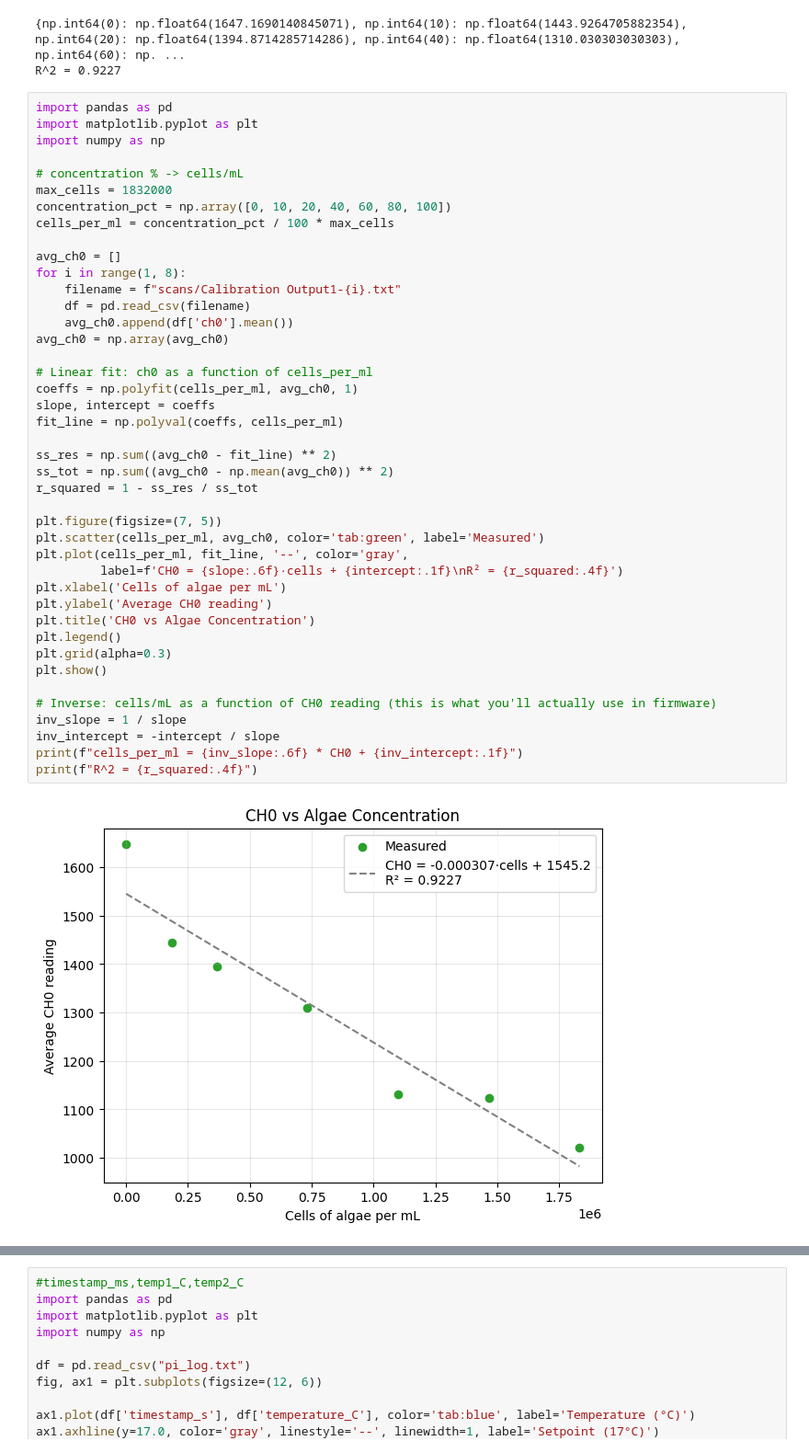
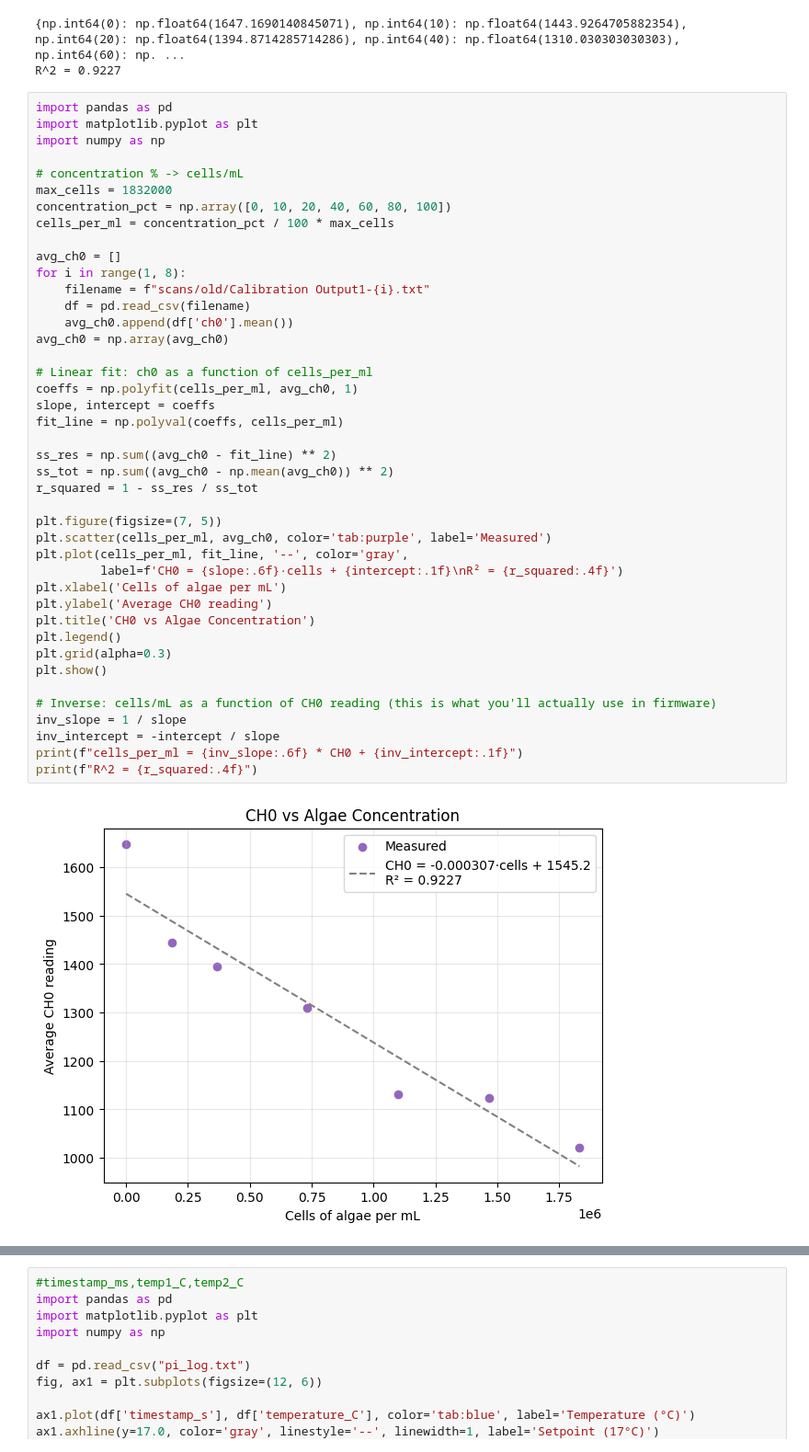
Before and after one commit to NitanshT/db4, a Jupyter notebook: graphing.ipynb, the cells around one changed output, grey strips where cells are left out. Shown at 92% size. Saved outputs shown, nothing was run; the diff lists cells and outputs as text.

```diff
--- a/graphing.ipynb
+++ b/graphing.ipynb
@@ -228,38 +228,38 @@ cells_per_ml = concentration_pct / 100 * max_cells
 
 avg_ch0 = []
 for i in range(1, 8):
-    filename = f"scans/Calibration Output1-{i}.txt"
+    filename = f"scans/old/Calibration Output1-{i}.txt"
     df = pd.read_csv(filename)
     avg_ch0.append(df['ch0'].mean())
 avg_ch0 = np.array(avg_ch0)
 
 # Linear fit: ch0 as a function of cells_per_ml
 coeffs = np.polyfit(cells_per_ml, avg_ch0, 1)
 slope, intercept = coeffs
 fit_line = np.polyval(coeffs, cells_per_ml)
 
 ss_res = np.sum((avg_ch0 - fit_line) ** 2)
 ss_tot = np.sum((avg_ch0 - np.mean(avg_ch0)) ** 2)
 r_squared = 1 - ss_res / ss_tot
 
 plt.figure(figsize=(7, 5))
-plt.scatter(cells_per_ml, avg_ch0, color='tab:green', label='Measured')
+plt.scatter(cells_per_ml, avg_ch0, color='tab:purple', label='Measured')
 plt.plot(cells_per_ml, fit_line, '--', color='gray',
          label=f'CH0 = {slope:.6f}·cells + {intercept:.1f}\nR² = {r_squared:.4f}')
 plt.xlabel('Cells of algae per mL')
 plt.ylabel('Average CH0 reading')
 plt.title('CH0 vs Algae Concentration')
 plt.legend()
 plt.grid(alpha=0.3)
 plt.show()
 
 # Inverse: cells/mL as a function of CH0 reading (this is what you'll actually use in firmware)
 inv_slope = 1 / slope
 inv_intercept = -intercept / slope
 print(f"cells_per_ml = {inv_slope:.6f} * CH0 + {inv_intercept:.1f}")
 print(f"R^2 = {r_squared:.4f}")
 # %% [output]
-[figure, old version]
+[figure, new version]
 cells_per_ml = -3256.618198 * CH0 + 5032277.7
 R^2 = 0.9227
 # %%
```
Also changed, not shown: parts of 1 cell of this notebook, 9 other files.
